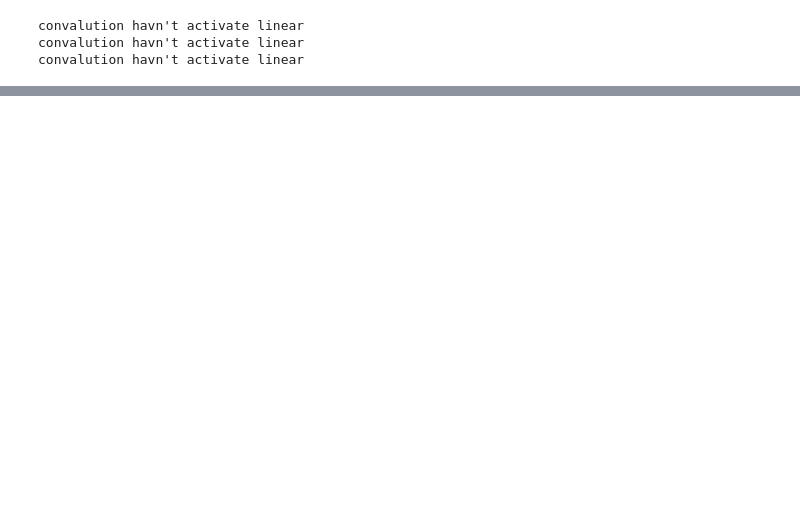
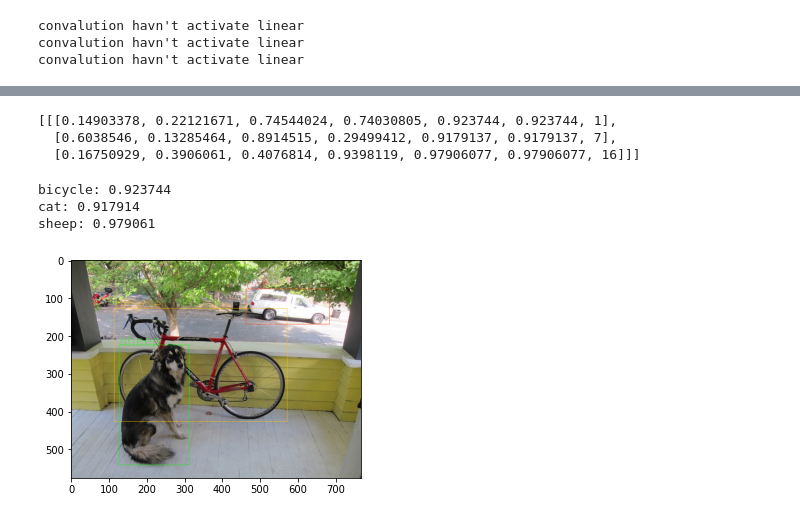
Before and after one commit to SOLLA-bitsensing/fork_test_A, a Jupyter notebook: pytorch-YOLOv4/modeling_cfg.ipynb, the cells around one changed output, grey strips where cells are left out. Saved outputs shown, nothing was run; the diff lists cells and outputs as text; code cells hidden in the pictures; blank space fills up the shorter version.

```diff
--- a/pytorch-YOLOv4/modeling_cfg.ipynb
+++ b/pytorch-YOLOv4/modeling_cfg.ipynb
@@ -32,0 +58,6 @@ layer     filters    size              input                output
+# %%
+use_cuda = 1
+if use_cuda:
+    m.cuda()
+# %%
+boxes = do_detect(m, sized, conf_thresh=0.4, nms_thresh=0.6, use_cuda=use_cuda)
@@ -33 +74,22 @@ layer     filters    size              input                output
+# %%
+boxes
+# %% [output]
+[[[0.14903378, 0.22121671, 0.74544024, 0.74030805, 0.923744, 0.923744, 1],
+  [0.6038546, 0.13285464, 0.8914515, 0.29499412, 0.9179137, 0.9179137, 7],
+  [0.16750929, 0.3906061, 0.4076814, 0.9398119, 0.97906077, 0.97906077, 16]]]
+# %%
+namesfile = 'data/voc.names'
+class_names = load_class_names(namesfile)
+# %%
+output = plot_boxes_cv2(img, boxes[0], savename=None, class_names=class_names)
+output = cv2.cvtColor(output, cv2.COLOR_BGR2RGB)
+# %% [output]
+bicycle: 0.923744
+cat: 0.917914
+sheep: 0.979061
+# %%
+plt.imshow(output)
+plt.show()
+# %% [output]
+[figure, added]
 # %%
```
Also changed, not shown: parts of 15 cells of this notebook, 1 other file.
